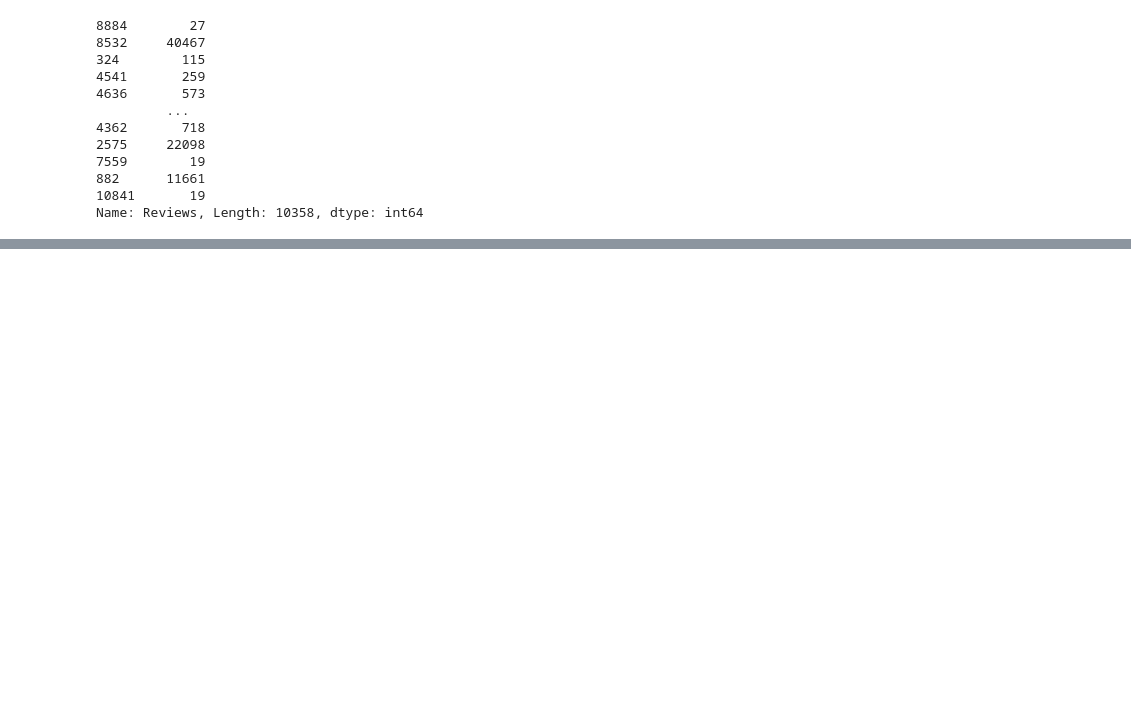
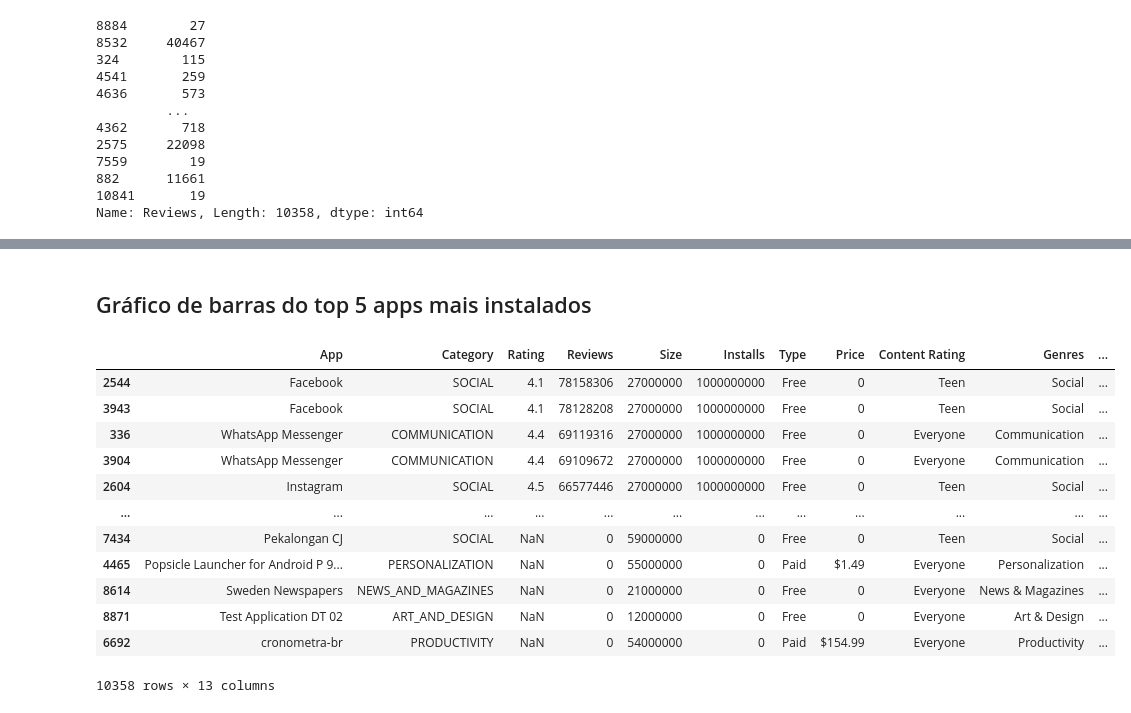
Before and after one commit to sarahkolesnikova/compassacademy, a Jupyter notebook: Sprint-3/Desafio/desafio_sprint-3.ipynb, the cells around one changed output, grey strips where cells are left out. Saved outputs shown, nothing was run; the diff lists cells and outputs as text; code cells hidden in the pictures; blank space fills up the shorter version.

```diff
--- a/Sprint-3/Desafio/desafio_sprint-3.ipynb
+++ b/Sprint-3/Desafio/desafio_sprint-3.ipynb
@@ -338,0 +506,3 @@ Name: Reviews, Length: 10358, dtype: int64
+# %%
+loja_google['Installs'] = loja_google['Installs'].str.replace('+', '')
+loja_google['Installs']
@@ -338,0 +522,3 @@ Name: Reviews, Length: 10358, dtype: int64
+# %%
+loja_google['Installs'] = loja_google['Installs'].str.replace(',', '')
+loja_google['Installs']
@@ -338,0 +538,3 @@ Name: Reviews, Length: 10358, dtype: int64
+# %%
+loja_google['Installs'] = loja_google['Installs'].astype(int)
+loja_google['Installs']
@@ -338,0 +557,19 @@ Name: Reviews, Length: 10358, dtype: int64
+# %% [markdown]
+## Gráfico de barras do top 5 apps mais instalados
+# %%
+loja_google_ordenada = loja_google.sort_values(by= ['Installs', 'Reviews'], ascending=False)
+loja_google_ordenada # Ordena o dataset loja_google pela coluna Installs e Reviews em ordem decrescente
+# %% [output]
+|  | App | Category | Rating | Reviews | Size | Installs | Type | Price | Content Rating | Genres | ... |
+| 2544 | Facebook | SOCIAL | 4.1 | 78158306 | 27000000 | 1000000000 | Free | 0 | Teen | Social | ... |
+| 3943 | Facebook | SOCIAL | 4.1 | 78128208 | 27000000 | 1000000000 | Free | 0 | Teen | Social | ... |
+| 336 | WhatsApp Messenger | COMMUNICATION | 4.4 | 69119316 | 27000000 | 1000000000 | Free | 0 | Everyone | Communication | ... |
+| 3904 | WhatsApp Messenger | COMMUNICATION | 4.4 | 69109672 | 27000000 | 1000000000 | Free | 0 | Everyone | Communication | ... |
+| 2604 | Instagram | SOCIAL | 4.5 | 66577446 | 27000000 | 1000000000 | Free | 0 | Teen | Social | ... |
+| ... | ... | ... | ... | ... | ... | ... | ... | ... | ... | ... | ... |
+| 7434 | Pekalongan CJ | SOCIAL | NaN | 0 | 59000000 | 0 | Free | 0 | Teen | Social | ... |
+| 4465 | Popsicle Launcher for Android P 9... | PERSONALIZATION | NaN | 0 | 55000000 | 0 | Paid | $1.49 | Everyone | Personalization | ... |
+| 8614 | Sweden Newspapers | NEWS_AND_MAGAZINES | NaN | 0 | 21000000 | 0 | Free | 0 | Everyone | News & Magazines | ... |
+| 8871 | Test Application DT 02 | ART_AND_DESIGN | NaN | 0 | 12000000 | 0 | Free | 0 | Everyone | Art & Design | ... |
+| 6692 | cronometra-br | PRODUCTIVITY | NaN | 0 | 54000000 | 0 | Paid | $154.99 | Everyone | Productivity | ... |
+10358 rows × 13 columns
```
Also changed, not shown: parts of 66 cells of this notebook.
